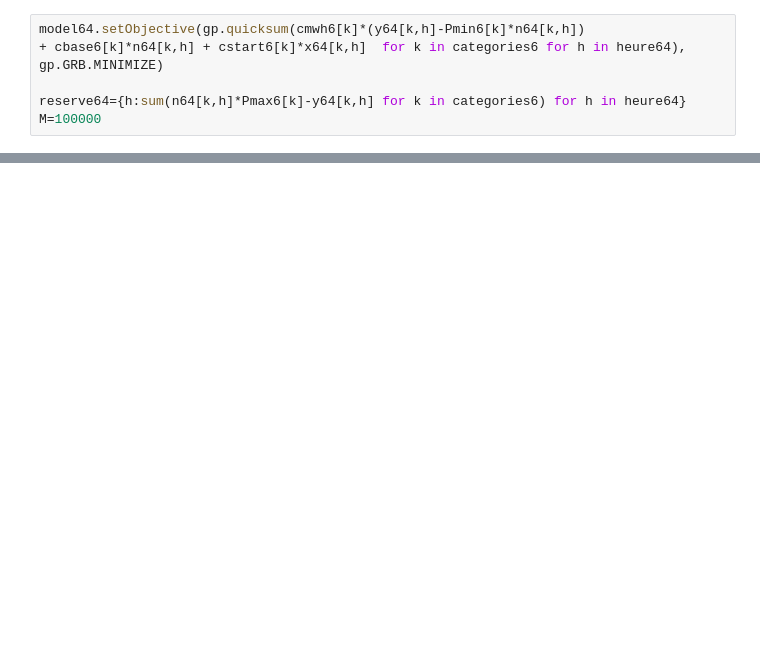
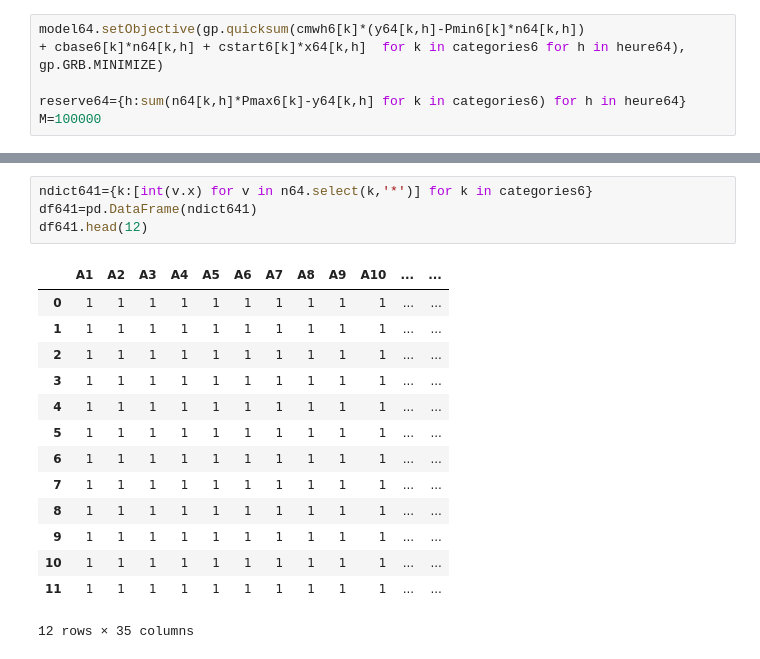
Before and after one commit to CastanieAlexandre/Planification-de-production-electrique-linear-programming, a Jupyter notebook: Notebook_Proj_Lin.ipynb, the cells around one changed output, grey strips where cells are left out. Cells and saved outputs as stored; diff of their text form; blank space fills up the shorter version.

```diff
--- a/Notebook_Proj_Lin.ipynb
+++ b/Notebook_Proj_Lin.ipynb
@@ -1167,0 +1176,19 @@ Best objective 4.979800000000e+05, best bound 4.979371428571e+05, gap 0.0086%
+# %%
+ndict641={k:[int(v.x) for v in n64.select(k,'*')] for k in categories6}
+df641=pd.DataFrame(ndict641)
+df641.head(12)
+# %% [output]
+|  | A1 | A2 | A3 | A4 | A5 | A6 | A7 | A8 | A9 | A10 | ... | ... |
+| 0 | 1 | 1 | 1 | 1 | 1 | 1 | 1 | 1 | 1 | 1 | ... | ... |
+| 1 | 1 | 1 | 1 | 1 | 1 | 1 | 1 | 1 | 1 | 1 | ... | ... |
+| 2 | 1 | 1 | 1 | 1 | 1 | 1 | 1 | 1 | 1 | 1 | ... | ... |
+| 3 | 1 | 1 | 1 | 1 | 1 | 1 | 1 | 1 | 1 | 1 | ... | ... |
+| 4 | 1 | 1 | 1 | 1 | 1 | 1 | 1 | 1 | 1 | 1 | ... | ... |
+| 5 | 1 | 1 | 1 | 1 | 1 | 1 | 1 | 1 | 1 | 1 | ... | ... |
+| 6 | 1 | 1 | 1 | 1 | 1 | 1 | 1 | 1 | 1 | 1 | ... | ... |
+| 7 | 1 | 1 | 1 | 1 | 1 | 1 | 1 | 1 | 1 | 1 | ... | ... |
+| 8 | 1 | 1 | 1 | 1 | 1 | 1 | 1 | 1 | 1 | 1 | ... | ... |
+| 9 | 1 | 1 | 1 | 1 | 1 | 1 | 1 | 1 | 1 | 1 | ... | ... |
+| 10 | 1 | 1 | 1 | 1 | 1 | 1 | 1 | 1 | 1 | 1 | ... | ... |
+| 11 | 1 | 1 | 1 | 1 | 1 | 1 | 1 | 1 | 1 | 1 | ... | ... |
+12 rows × 35 columns
```
Also changed, not shown: parts of 12 cells of this notebook, 1 other file.
